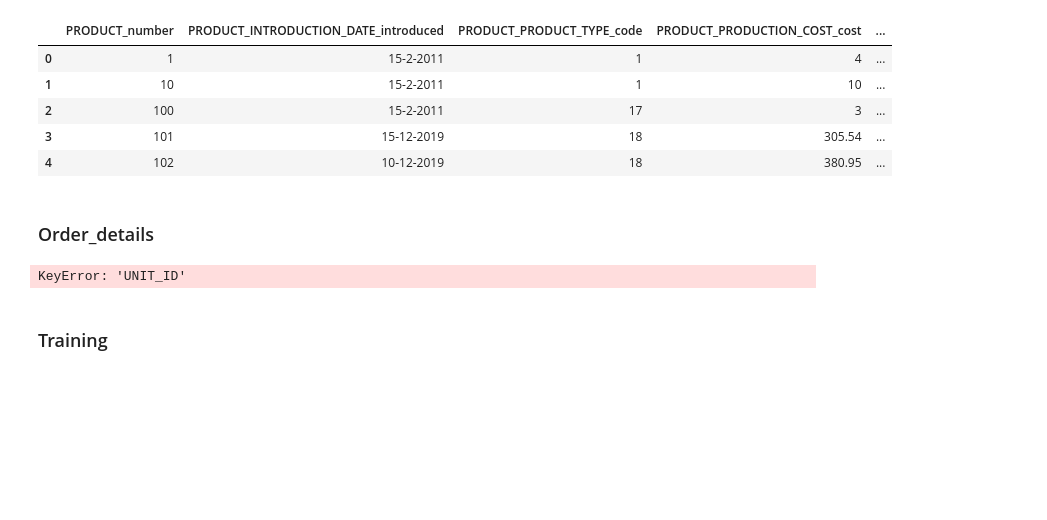
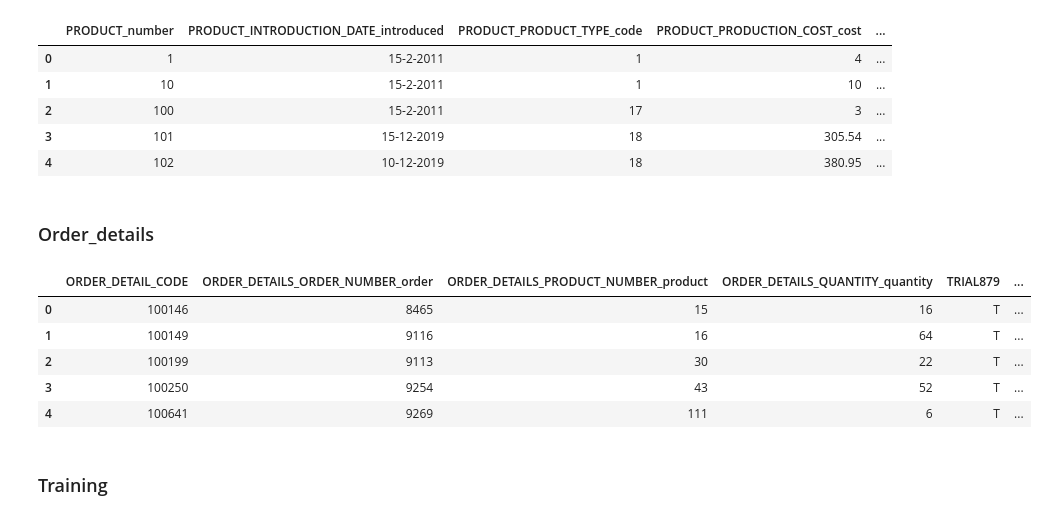
Before and after one commit to Nrojt/SE4-DEDS-Pyhton-opdrachten, a Jupyter notebook: week 4/4.3/Practicum_4.3.ipynb, the cells around one changed output. Cells and saved outputs as stored; diff of their text form; code cells hidden in the pictures; blank space fills up the shorter version.

Commit message:
now saves unit to

```diff
--- a/week 4/4.3/Practicum_4.3.ipynb
+++ b/week 4/4.3/Practicum_4.3.ipynb
@@ -623,26 +623,31 @@ product.head()
 # %%
 order_details = go_sales_order_details
 
 # replacing original columns with unit and returned_item
 order_details['ORDER_DETAILS_UNIT_ID_unit'] = unit.index
 
 # merging the returned_item and order_details
 order_details = pd.merge(order_details, returned_item, left_on='ORDER_DETAIL_CODE', right_on='RETURNED_ITEM_ORDER_DETAIL_CODE_detail_code')
 
 # merging unit and order_details
-order_details = pd.merge(order_details, unit, left_on='UNIT_ID', right_on='UNIT_id')
+order_details = pd.merge(order_details, unit, left_on='UNIT_id', right_on='UNIT_id')
 
 # dropping the columns replaced by unit and returned_item
 order_details = order_details.drop(columns=['UNIT_COST', 'UNIT_PRICE', 'UNIT_SALE_PRICE'])
 
 # rename the columns
 order_details = order_details.rename(columns={'ORDER_DETAILS_CODE': 'ORDER_DETAILS_code', 'QUANTITY': 'ORDER_DETAILS_QUANTITY_quantity', 'RETURNED_ITEM_code': 'ORDER_DETAILS_RETURN_CODE_returned', 'ORDER_NUMBER': 'ORDER_DETAILS_ORDER_NUMBER_order', 'PRODUCT_NUMBER': 'ORDER_DETAILS_PRODUCT_NUMBER_product', 'UNIT_ID': 'ORDER_DETAILS_UNIT_ID_unit'})
 
 all_dataframes.append(order_details)
 
 order_details.head()
 # %% [output]
-KeyError: 'UNIT_ID'
+|  | ORDER_DETAIL_CODE | ORDER_DETAILS_ORDER_NUMBER_order | ORDER_DETAILS_PRODUCT_NUMBER_product | ORDER_DETAILS_QUANTITY_quantity | TRIAL879 | ... |
+| 0 | 100146 | 8465 | 15 | 16 | T | ... |
+| 1 | 100149 | 9116 | 16 | 64 | T | ... |
+| 2 | 100199 | 9113 | 30 | 22 | T | ... |
+| 3 | 100250 | 9254 | 43 | 52 | T | ... |
+| 4 | 100641 | 9269 | 111 | 6 | T | ... |
 # %% [markdown]
 ### Training
 # %%
```
Also changed, not shown: parts of 38 cells of this notebook.
